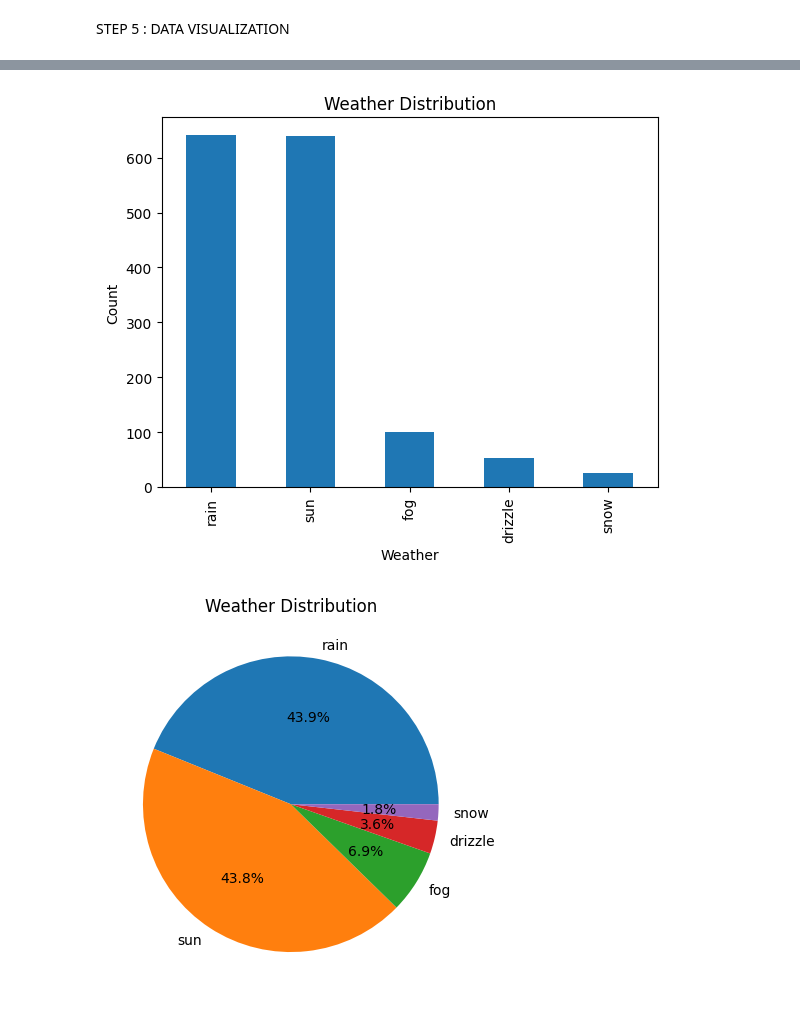
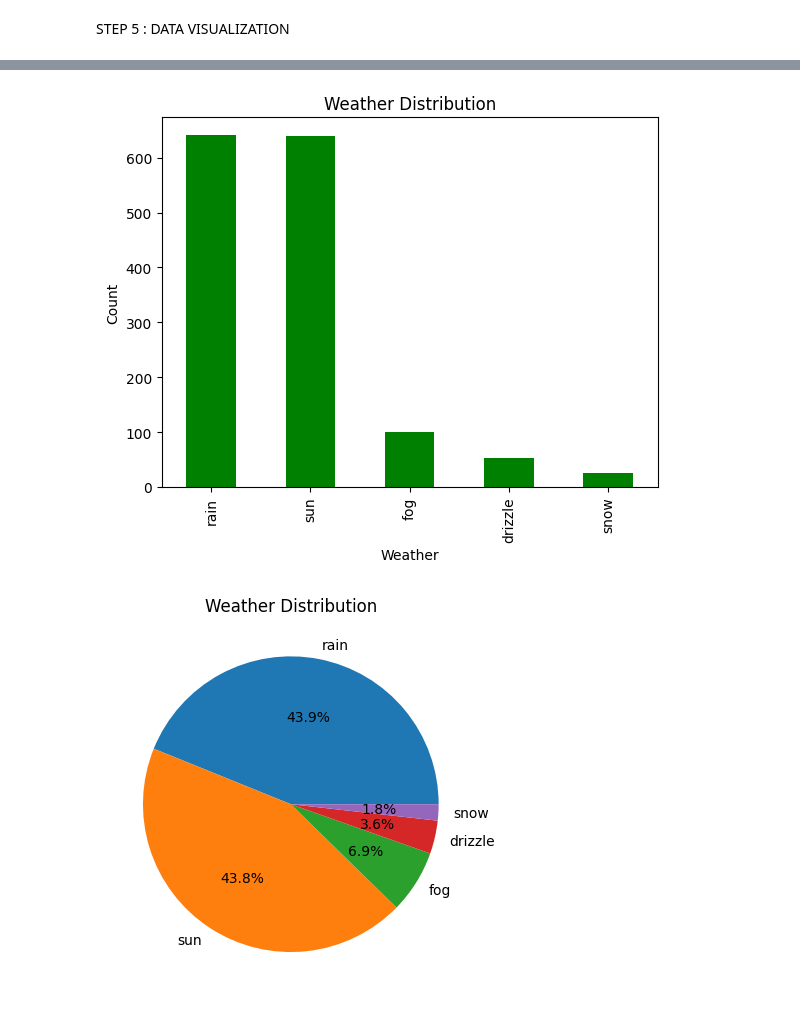
Before and after one commit to santhoshjothi540/weather_prediction, a Jupyter notebook: AIML_CT_PROJECT1.ipynb, the cells around one changed output, grey strips where cells are left out. Cells and saved outputs as stored; diff of their text form; code cells hidden in the pictures.

Commit message:
complete weather prediction using ML

```diff
--- a/AIML_CT_PROJECT1.ipynb
+++ b/AIML_CT_PROJECT1.ipynb
@@ -423,12 +426,12 @@ plt.show()
 # %%
 # Bar Chart
-df["weather"].value_counts().plot(kind="bar")
+df["weather"].value_counts().plot(kind="bar",color="green")
 plt.xlabel("Weather")
 plt.ylabel("Count")
 plt.title("Weather Distribution")
 plt.show()
 # %% [output]
-[figure, old version]
+[figure, new version]
 # %%
 # Pie Chart
 df["weather"].value_counts().plot(kind="pie",autopct="%1.1f%%")
```
Also changed, not shown: parts of 6 cells of this notebook.
